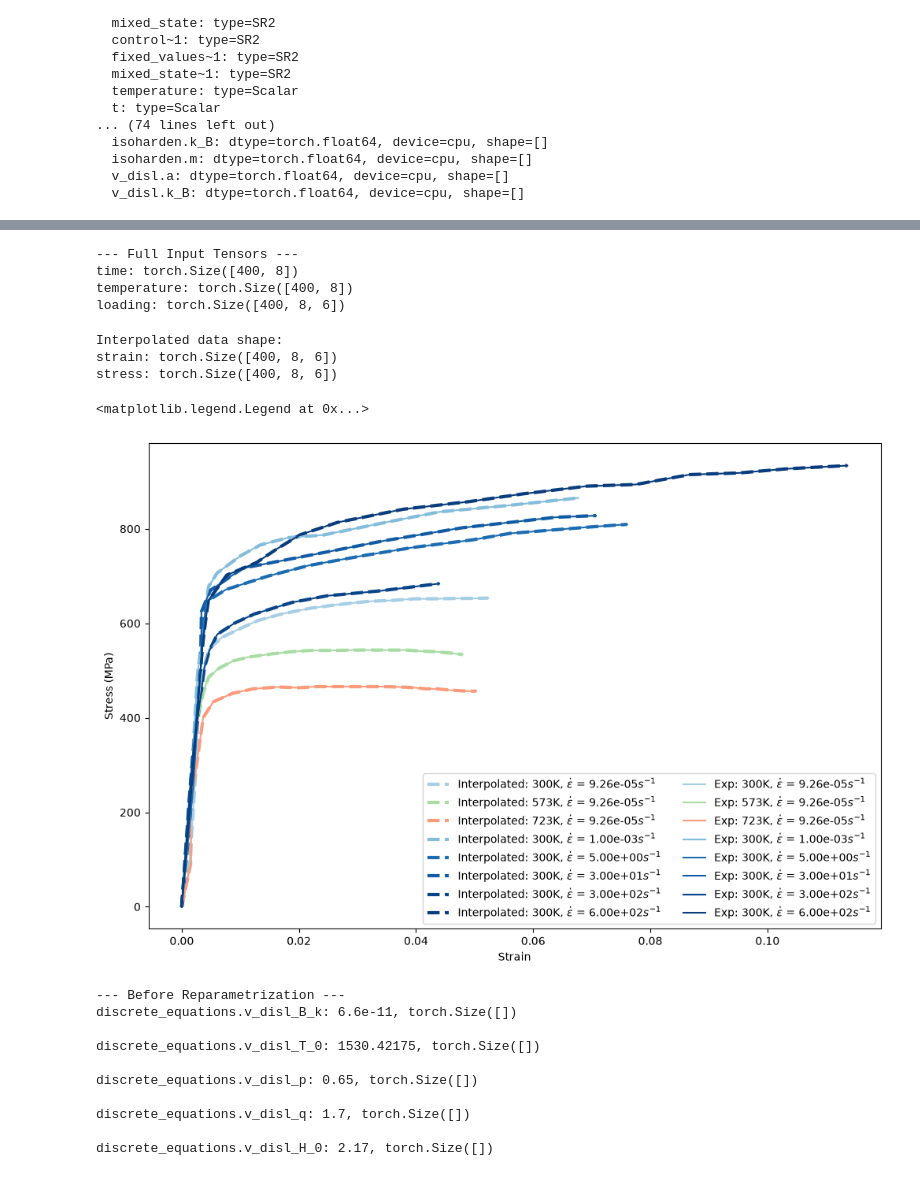
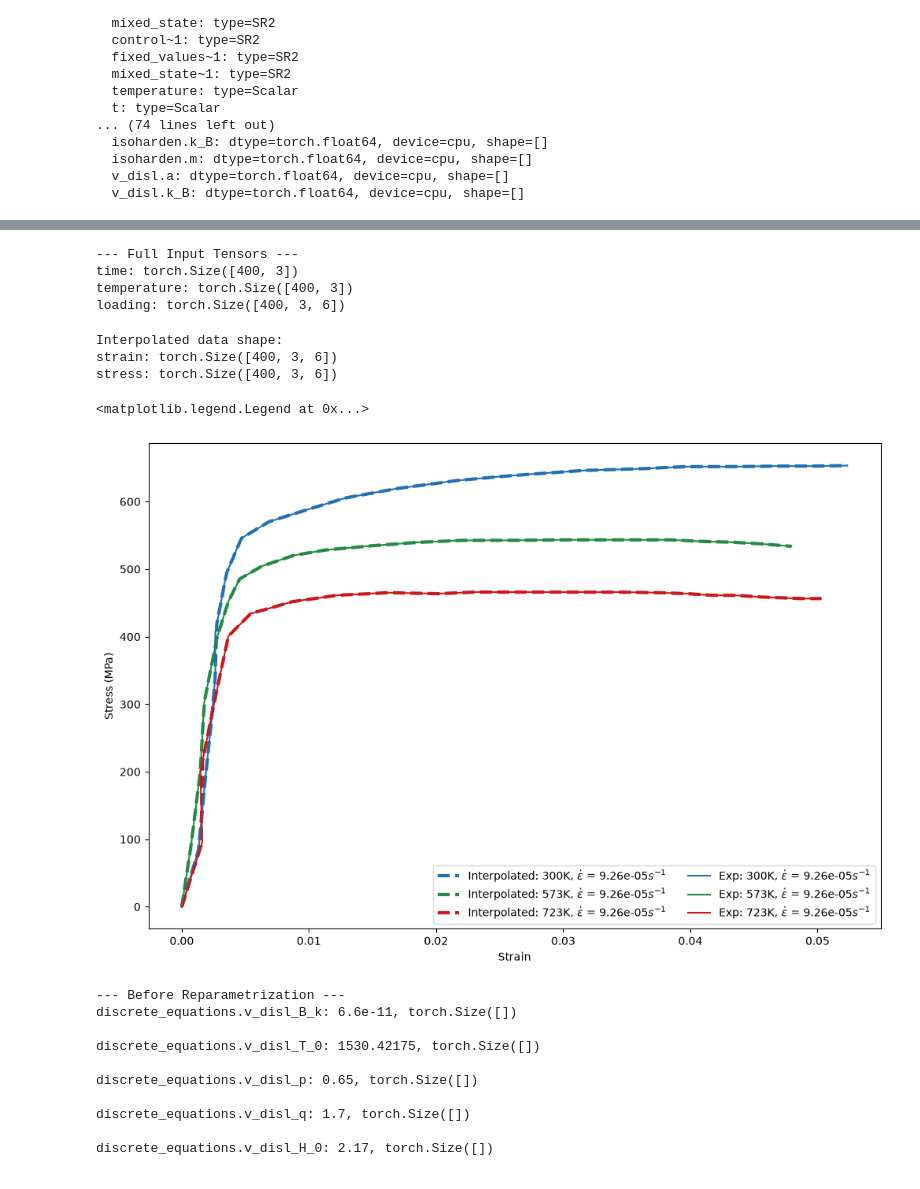
Before and after one commit to ColinMG2/neml2, a Jupyter notebook: cmg_projects/tensile_optimization/eurofer97_statistical.ipynb, the cells around one changed output, grey strips where cells are left out. Drawn from its saved outputs; the diff is of its cells as text; code cells hidden in the pictures.

```diff
--- a/cmg_projects/tensile_optimization/eurofer97_statistical.ipynb
+++ b/cmg_projects/tensile_optimization/eurofer97_statistical.ipynb
@@ -214,11 +216,6 @@ batch_conditions = [
     (300, 9.259e-5),
     (573, 9.259e-5),
     (723, 9.259e-5),
-    (300, 1.0e-3),
-    (300, 5),
-    (300, 30),
-    (300, 300),
-    (300, 600),
 ]
 
 temps = sorted({round(c[0]) for c in batch_conditions})
@@ -228,10 +225,12 @@ log_rate = np.log10(sorted({c[1] for c in batch_conditions}))
 
 
 def shade(rate):
+    if rate is None or log_rate.max() == log_rate.min():
+        return 0.75
     return 0.35 + 0.6 * (np.log10(rate) - log_rate.min()) / (log_rate.max() - log_rate.min())
 
 
-def cond_color(T, rate):
+def cond_color(T, rate=None):
     return temp_cmaps[round(T)](shade(rate))
 
 
@@ -253,9 +252,9 @@ print(
 )
 # %% [output]
 --- Full Input Tensors ---
-time: torch.Size([400, 8])
-temperature: torch.Size([400, 8])
-loading: torch.Size([400, 8, 6])
+time: torch.Size([400, 3])
+temperature: torch.Size([400, 3])
+loading: torch.Size([400, 3, 6])
 # %%
 # Convert EXP data into torch tensors
 exp_strain_data = torch.zeros_like(loading, device=device)
@@ -268,38 +267,38 @@ for i, (T, rate) in enumerate(batch_conditions):
     interp_stress = np.interp(target_strains, src_strains, src_stresses)
 
     exp_strain_data[:, i, 0] = torch.tensor(target_strains, device=device)
     exp_stress_data[:, i, 0] = torch.tensor(interp_stress, device=device)
 
 print(f"Interpolated data shape:")
 print(f"strain: {exp_strain_data.shape}")
 print(f"stress: {exp_stress_data.shape}")
 
 plt.figure(figsize=(12, 8))
 for i, (T, rate) in enumerate(batch_conditions):
     plt.plot(
         exp_strain_data[:, i, 0].cpu().numpy(),
         exp_stress_data[:, i, 0].cpu().numpy(),
         "--",
-        color=cond_color(T, rate),
+        color=cond_color(T),
         lw=3,
         label=rf"Interpolated: {T}K, $\dot{{\epsilon}}$ = {rate:.2e}$s^{{-1}}$",
     )
 for i, (T, rate) in enumerate(batch_conditions):
     plt.plot(
         raw_strain[(T, rate)].cpu().numpy(),
         raw_stress[(T, rate)].cpu().numpy(),
-        color=cond_color(T, rate),
+        color=cond_color(T),
         label=rf"Exp: {T}K, $\dot{{\epsilon}}$ = {rate:.2e}$s^{{-1}}$",
     )
 plt.xlabel("Strain")
 plt.ylabel("Stress (MPa)")
 plt.legend(ncol=2)
 # %% [output]
 Interpolated data shape:
-strain: torch.Size([400, 8, 6])
-stress: torch.Size([400, 8, 6])
+strain: torch.Size([400, 3, 6])
+stress: torch.Size([400, 3, 6])
 <matplotlib.legend.Legend at 0x...>
-[figure, old version]
+[figure, new version]
 # %%
 initial_params = {}
 print("--- Before Reparametrization ---")
```
Also changed, not shown: parts of 14 cells of this notebook, 9 other files.
